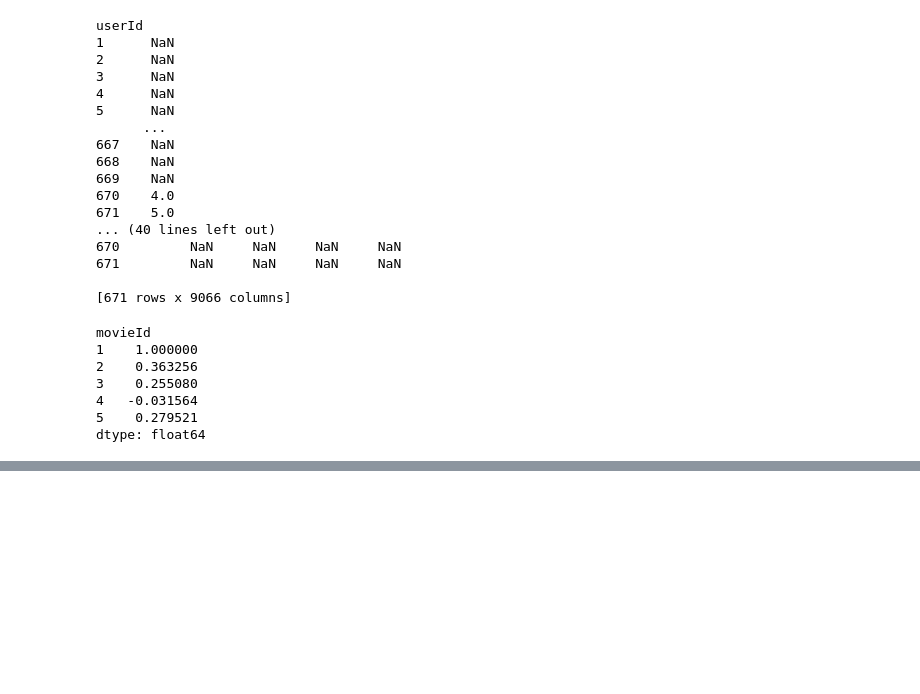
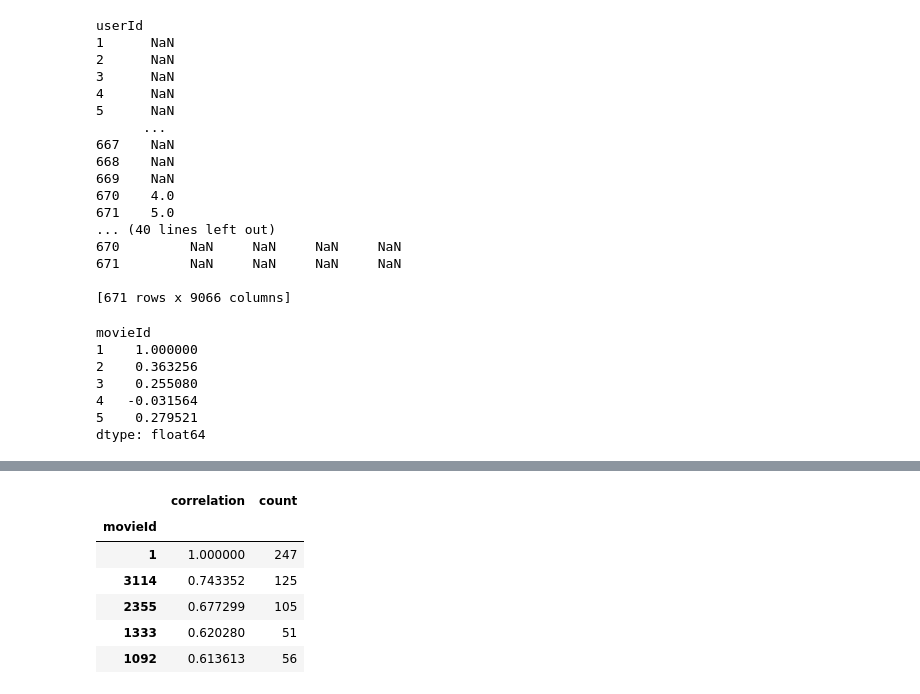
Before and after one commit to andrsdtr/data_exploration, a Jupyter notebook: Jupyter Rating based/Rating Based Recommendation.ipynb, the cells around one changed output, grey strips where cells are left out. Cells and saved outputs as stored; diff of their text form; code cells hidden in the pictures; blank space fills up the shorter version.

```diff
--- a/Jupyter Rating based/Rating Based Recommendation.ipynb
+++ b/Jupyter Rating based/Rating Based Recommendation.ipynb
@@ -154,0 +186,23 @@ dtype: float64
+# %%
+def recommendation(movie_id):
+    #calculating correlation to other users
+    similar_to_movie = rating_pivot.corrwith(rating_pivot[movie_id])
+    #creating table
+    corr_movie = pd.DataFrame(similar_to_movie, columns=['correlation'])
+    #dropping movies non values => no correlation
+    corr_movie.dropna(inplace=True)
+    #adding total count of ratings for each movie to the table
+    corr_movie = corr_movie.join(rating_info['count'])
+    #listing movies by correlation score and just using movies with >50 total ratings
+    corr_movie = corr_movie[corr_movie['count']>50].sort_values('correlation', ascending=False)
+    return corr_movie
+# %%
+recommendation(1).head()
+# %% [output]
+|  | correlation | count |
+| movieId |  |  |
+| 1 | 1.000000 | 247 |
+| 3114 | 0.743352 | 125 |
+| 2355 | 0.677299 | 105 |
+| 1333 | 0.620280 | 51 |
+| 1092 | 0.613613 | 56 |
```
Also changed, not shown: parts of 5 cells of this notebook.
